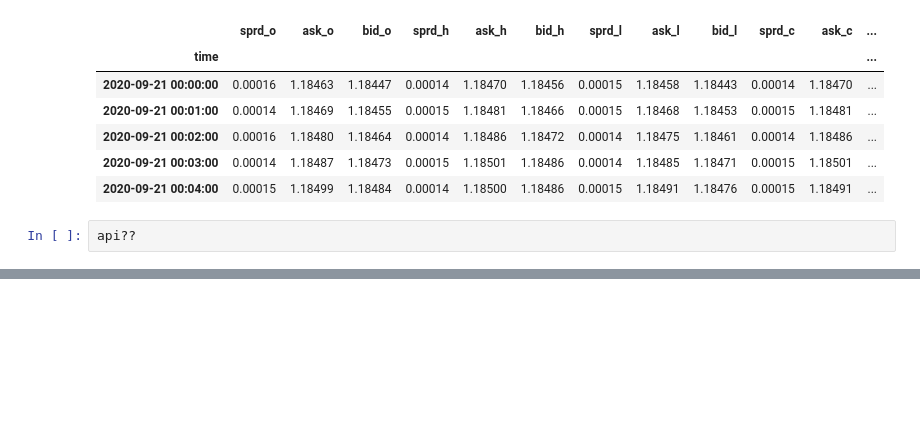
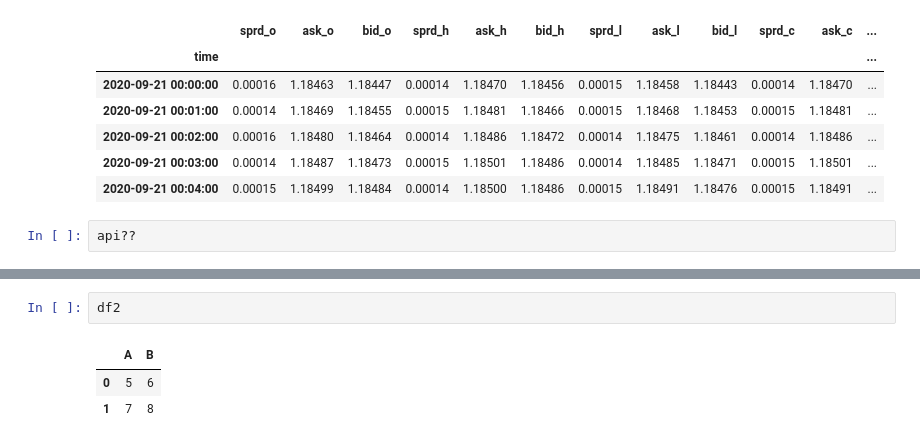
Before and after one commit to rollingturtle/OandaTrading, a Jupyter notebook: control.ipynb, the cells around one changed output, grey strips where cells are left out. Cells and saved outputs as stored; diff of their text form; blank space fills up the shorter version.

```diff
--- a/control.ipynb
+++ b/control.ipynb
@@ -554,0 +572,6 @@ api??
+# %%
+df2
+# %% [output]
+|  | A | B |
+| 0 | 5 | 6 |
+| 1 | 7 | 8 |
```
Also changed, not shown: parts of 4 cells of this notebook, 3 other files.
